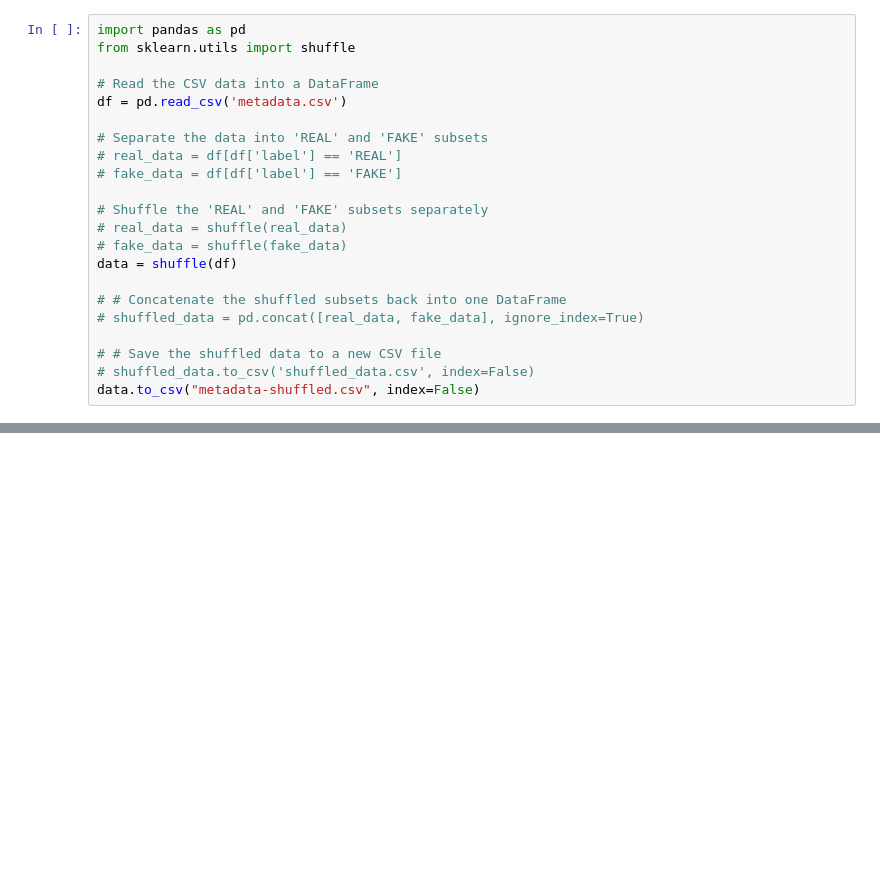
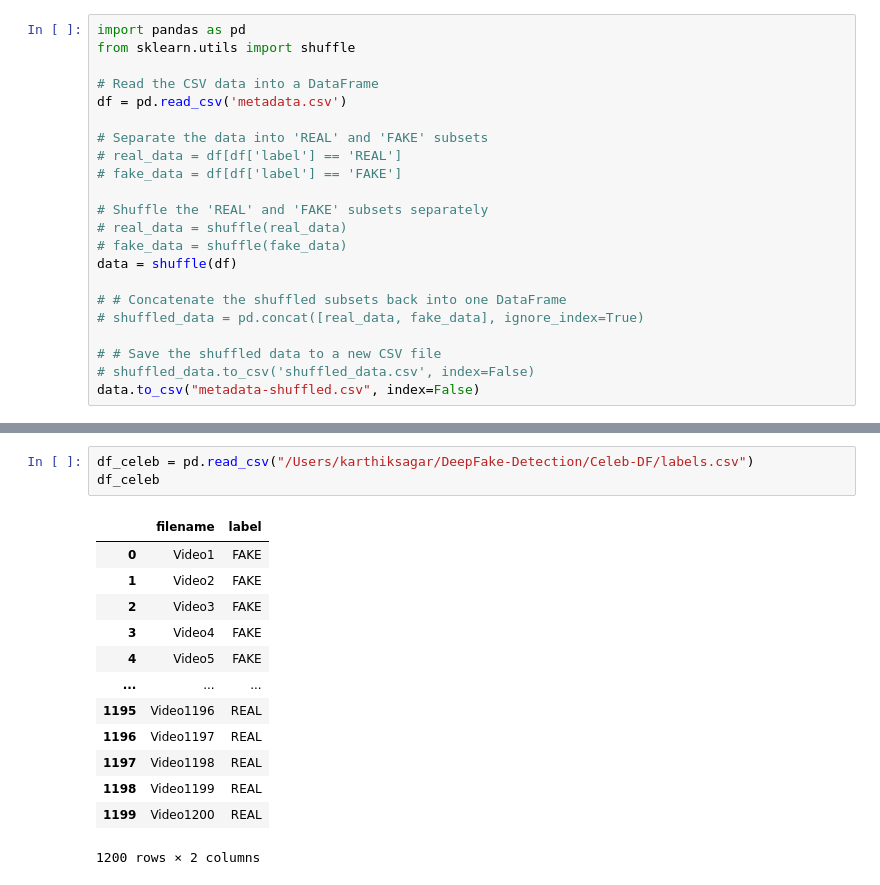
Before and after one commit to karthiksagarN/DeepFake-Detection, a Jupyter notebook: creating-metadata.ipynb, the cells around one changed output, grey strips where cells are left out. Saved outputs shown, nothing was run; the diff lists cells and outputs as text; blank space fills up the shorter version.

```diff
--- a/creating-metadata.ipynb
+++ b/creating-metadata.ipynb
@@ -75,0 +349,17 @@ data.to_csv("metadata-shuffled.csv", index=False)
+# %%
+df_celeb = pd.read_csv("/Users/karthiksagar/DeepFake-Detection/Celeb-DF/labels.csv")
+df_celeb
+# %% [output]
+|  | filename | label |
+| 0 | Video1 | FAKE |
+| 1 | Video2 | FAKE |
+| 2 | Video3 | FAKE |
+| 3 | Video4 | FAKE |
+| 4 | Video5 | FAKE |
+| ... | ... | ... |
+| 1195 | Video1196 | REAL |
+| 1196 | Video1197 | REAL |
+| 1197 | Video1198 | REAL |
+| 1198 | Video1199 | REAL |
+| 1199 | Video1200 | REAL |
+1200 rows × 2 columns
```
Also changed, not shown: parts of 20 cells of this notebook, 23 other files.
